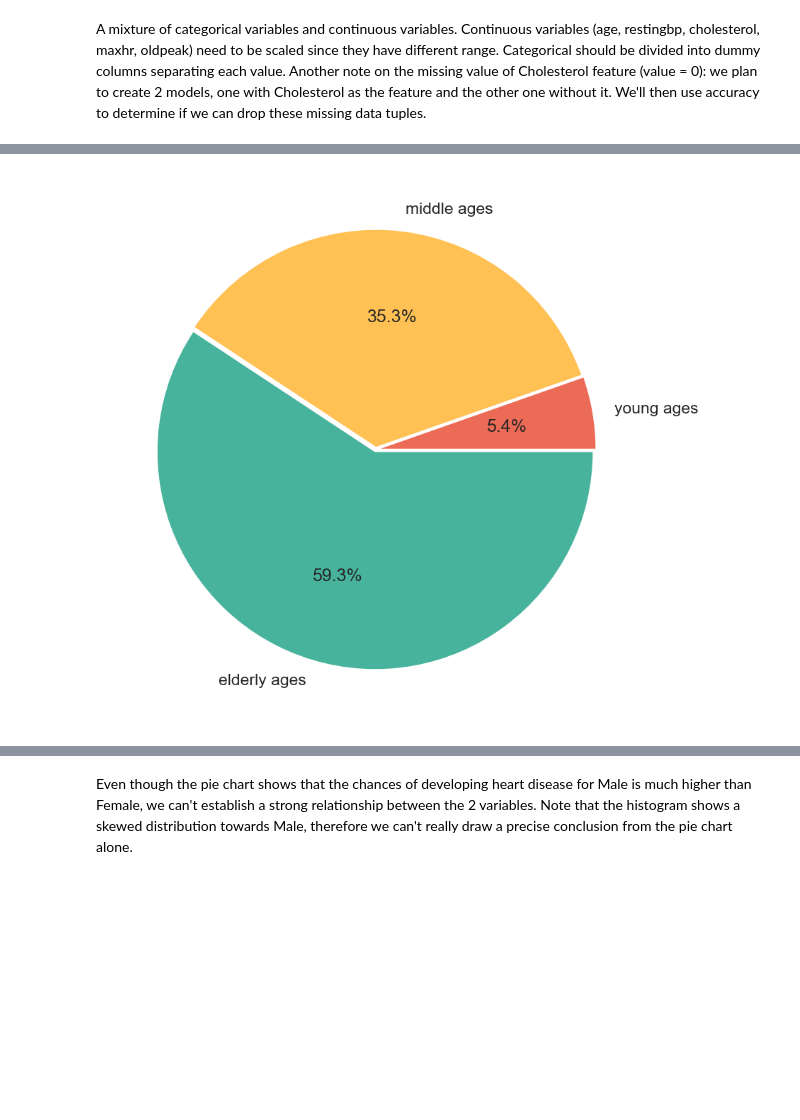
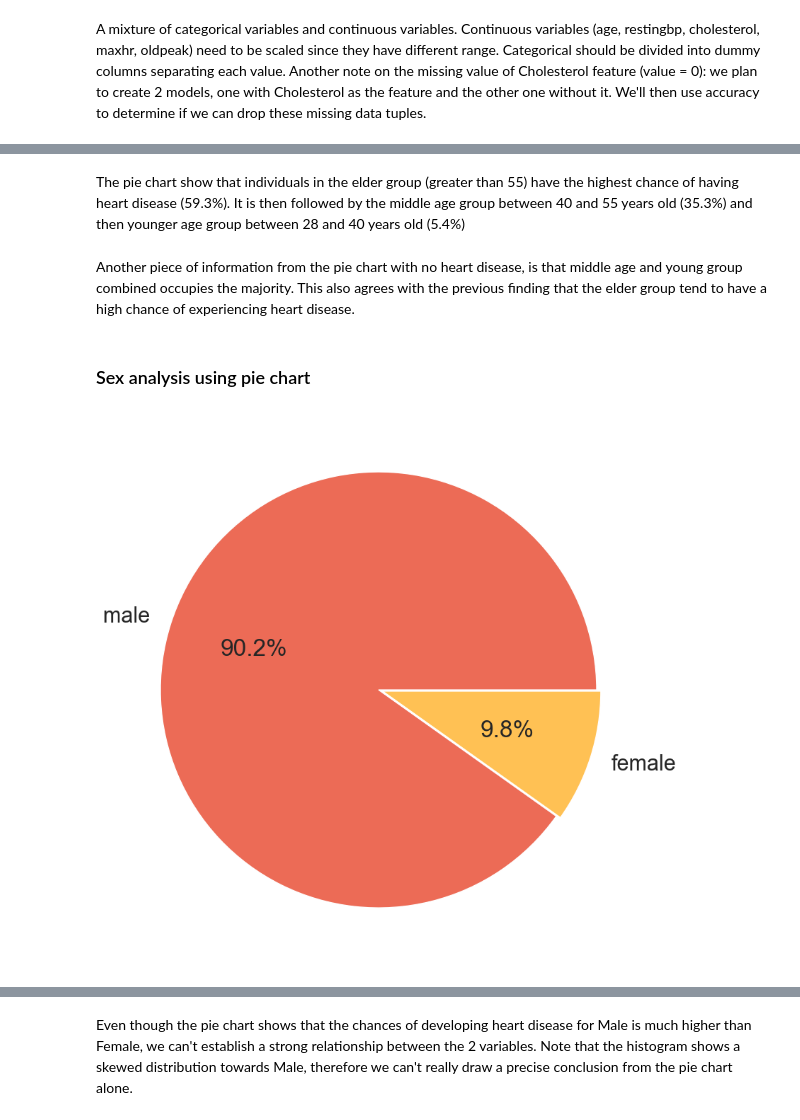
Before and after one commit to davednguyen/CPSC5305_Team_DataGeeks, a Jupyter notebook: HeartAttackPrediction.ipynb, the cells around one changed output, grey strips where cells are left out. Cells and saved outputs as stored; diff of their text form; code cells hidden in the pictures; blank space fills up the shorter version.

```diff
--- a/HeartAttackPrediction.ipynb
+++ b/HeartAttackPrediction.ipynb
@@ -253,13 +296,18 @@ Another note on the missing value of Cholesterol feature (value = 0): we plan to
+# %% [markdown]
+The pie chart show that individuals in the elder group (greater than 55) have the highest chance of having heart disease (59.3%). It is then followed by the middle age group between 40 and 55 years old (35.3%) and then younger age group between 28 and 40 years old (5.4%)
+# %% [markdown]
+Another piece of information from the pie chart with no heart disease, is that middle age and young group combined occupies the majority. This also agrees with the previous finding that the elder group tend to have a high chance of experiencing heart disease.
+# %% [markdown]
+### Sex analysis using pie chart
 # %%
-# Plot pie chart for age group vs. heart disease
-young = df[(df.Age>=28) & (df.Age<40) & (df.HeartDisease==1)]
-middle = df[(df.Age>=40)&(df.Age<55)&(df.HeartDisease==1)]
-old = df[(df.Age>55)&(df.HeartDisease==1)]
+# Plot pie chart for sex vs. heart disease
+male = df[(df.Sex==0) & (df.HeartDisease==1)]
+female = df[(df.Sex==1)&(df.HeartDisease==1)]
 
-colors = ['#EC6B56','#FFC154','#47B39C']
+colors = ['#EC6B56','#FFC154']
 plt.figure(figsize=(23,10))
-sns.set_context('notebook',font_scale = 1.5)
-plt.pie([len(young),len(middle),len(old)],labels=['young ages','middle ages','elderly ages'],colors=colors, explode= [0.01,0.01,0.01], autopct='%1.1f%%')
-plt.savefig('figures/AgeGroupAnalysis.jpg')
+sns.set_context('notebook',font_scale = 2)
+plt.pie([len(male),len(female)],labels=['male','female'],colors=colors, explode= [0.01,0.01], autopct='%1.1f%%')
+plt.savefig('figures/SexAnalysis.jpg')
 # %% [output]
-[figure, old version]
+[figure, new version]
```
Also changed, not shown: parts of 30 cells of this notebook, 6 other files.
